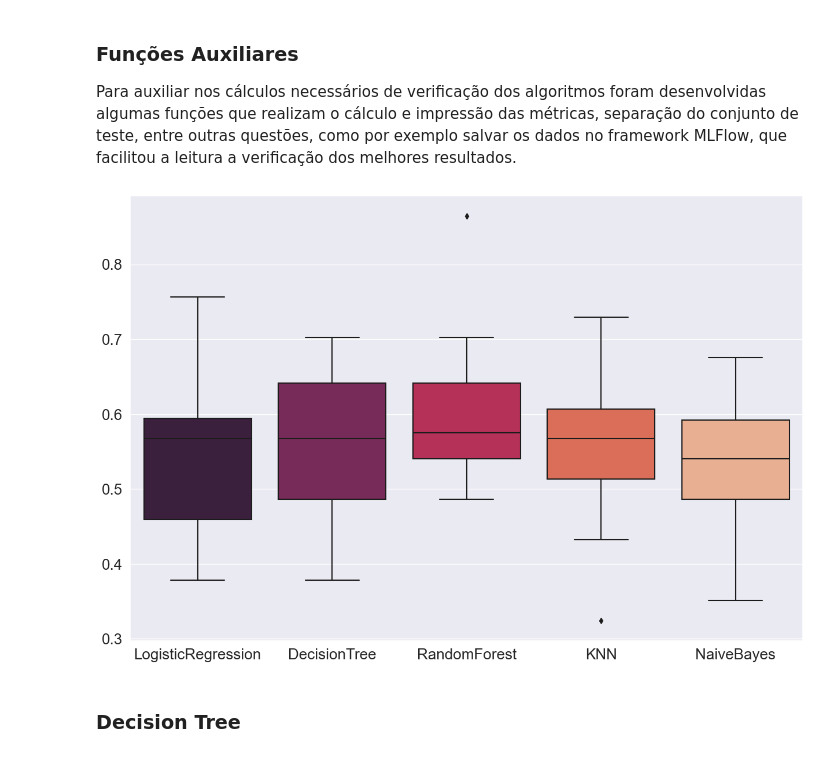
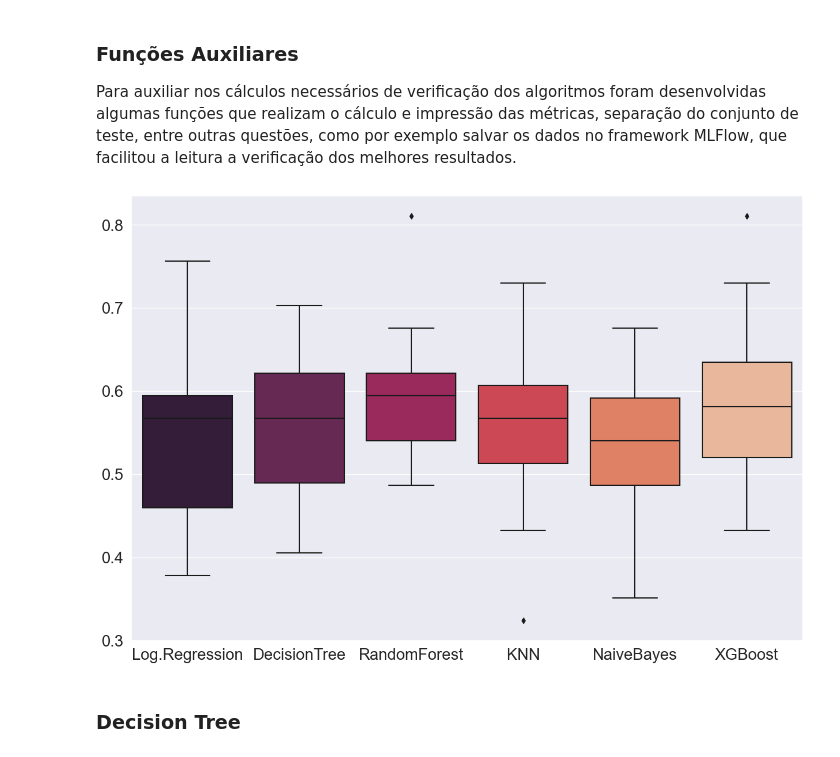
Before and after one commit to stardotwav/Dota2Predictor, a Jupyter notebook: análise de modelos/personagem.ipynb, the cells around one changed output. Saved outputs shown, nothing was run; the diff lists cells and outputs as text; code cells hidden in the pictures.

```diff
--- a/análise de modelos/personagem.ipynb
+++ b/análise de modelos/personagem.ipynb
@@ -114,7 +115,7 @@ def graficoComparacao(algoritmos, nomes, x, y):
 
     scores = pd.DataFrame.from_dict(scores)
     plt.figure(figsize = (15,10))
-    sns.set(font_scale=1.7)
+    sns.set(font_scale=1.8)
     sns.boxplot(data=scores, palette='rocket')
 # %%
 # gerando base de dados
@@ -123,13 +124,13 @@ xTrain, xTest, yTrain, yTest = separacaoModelo(dados, 'winner')
 # criando experimento
 criarExperimento()
 # %%
-algoritmos = [LogisticRegression(), DecisionTreeClassifier(), RandomForestClassifier(), KNeighborsClassifier(), GaussianNB()]
-nomes = ['LogisticRegression', 'DecisionTree', 'RandomForest', 'KNN', 'NaiveBayes']
+algoritmos = [LogisticRegression(), DecisionTreeClassifier(), RandomForestClassifier(), KNeighborsClassifier(), GaussianNB(), XGBClassifier()]
+nomes = ['Log.Regression', 'DecisionTree', 'RandomForest', 'KNN', 'NaiveBayes', 'XGBoost']
 
 # gerando graficos de comparacao, usando do treino e do teste
 graficoComparacao(algoritmos, nomes, xTrain, yTrain)
 # %% [output]
-[figure, old version]
+[figure, new version]
 # %% [markdown]
 ### Decision Tree
 # %%
```
Also changed, not shown: parts of 7 cells of this notebook, 5 other files.
